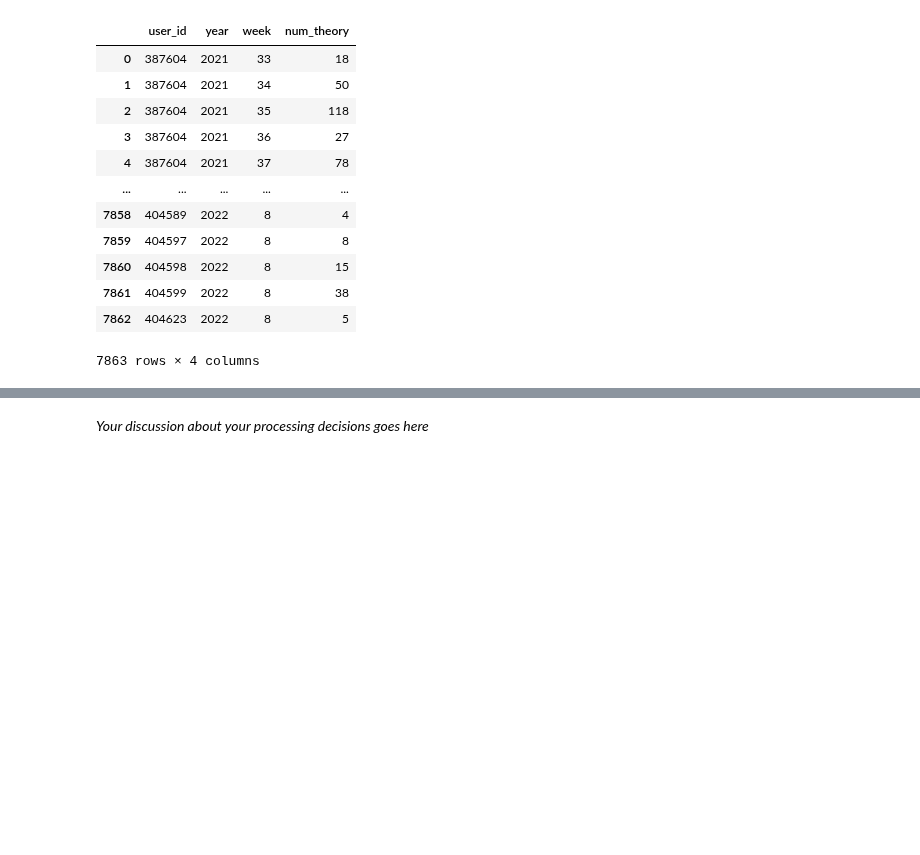
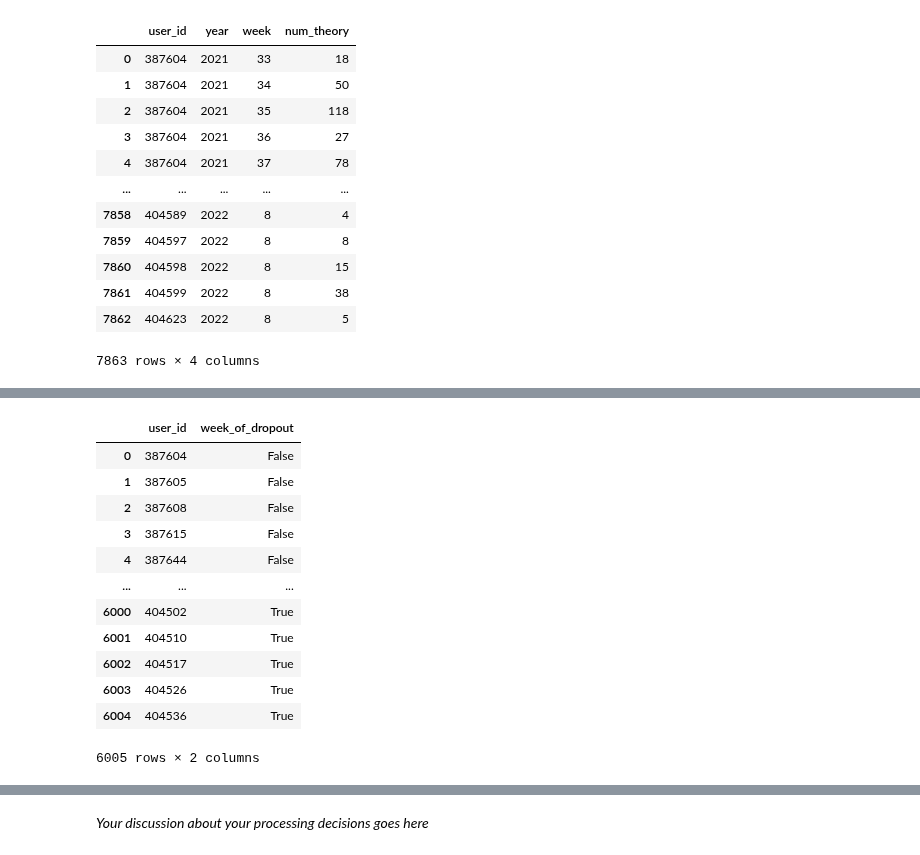
Before and after one commit to Katerina5649/CS-421, a Jupyter notebook: m4/m4_lernnavi_sciper.ipynb, the cells around one changed output, grey strips where cells are left out. Saved outputs shown, nothing was run; the diff lists cells and outputs as text; code cells hidden in the pictures; blank space fills up the shorter version.

```diff
--- a/m4/m4_lernnavi_sciper.ipynb
+++ b/m4/m4_lernnavi_sciper.ipynb
@@ -141,3 +156,37 @@ df_weekly_merged
+# %%
+# Obtain user data from week 0 to n-1
+def week_up_to_n(df, n):
+    # Takes up to n weeks of data
+    df = df.groupby('user_id').head(n).reset_index(drop=True)
+
+    # Remove users that have less than n weeks of data
+    # TODO: comment on this in report
+    keep_users = (df.groupby('user_id').size() >= n).reset_index(name='keep')
+    keep_users = keep_users[keep_users['keep']]
+    df = df[df['user_id'].isin(keep_users['user_id'])]
+
+    # Has the user dropped out at week n-1 (= no more activity on week n and after)
+    labels = df[['user_id', 'last_week_of_activity']].groupby('user_id').sum().astype(bool).reset_index().rename(
+        columns={'last_week_of_activity':'week_of_dropout'})
+
+    return df, labels
+
+df_weekly_merged_n, labels_n = week_up_to_n(df_weekly_merged, 2)
+labels_n
+# %% [output]
+|  | user_id | week_of_dropout |
+| 0 | 387604 | False |
+| 1 | 387605 | False |
+| 2 | 387608 | False |
+| 3 | 387615 | False |
+| 4 | 387644 | False |
+| ... | ... | ... |
+| 6000 | 404502 | True |
+| 6001 | 404510 | True |
+| 6002 | 404517 | True |
+| 6003 | 404526 | True |
+| 6004 | 404536 | True |
+6005 rows × 2 columns
 # %%
 # NaN values should be ignored by the Standarizer
 columns_to_standarize = ['num_events', 'num_questions', 'percentage_correct', 'num_theory']
```
Also changed, not shown: parts of 6 cells of this notebook.
